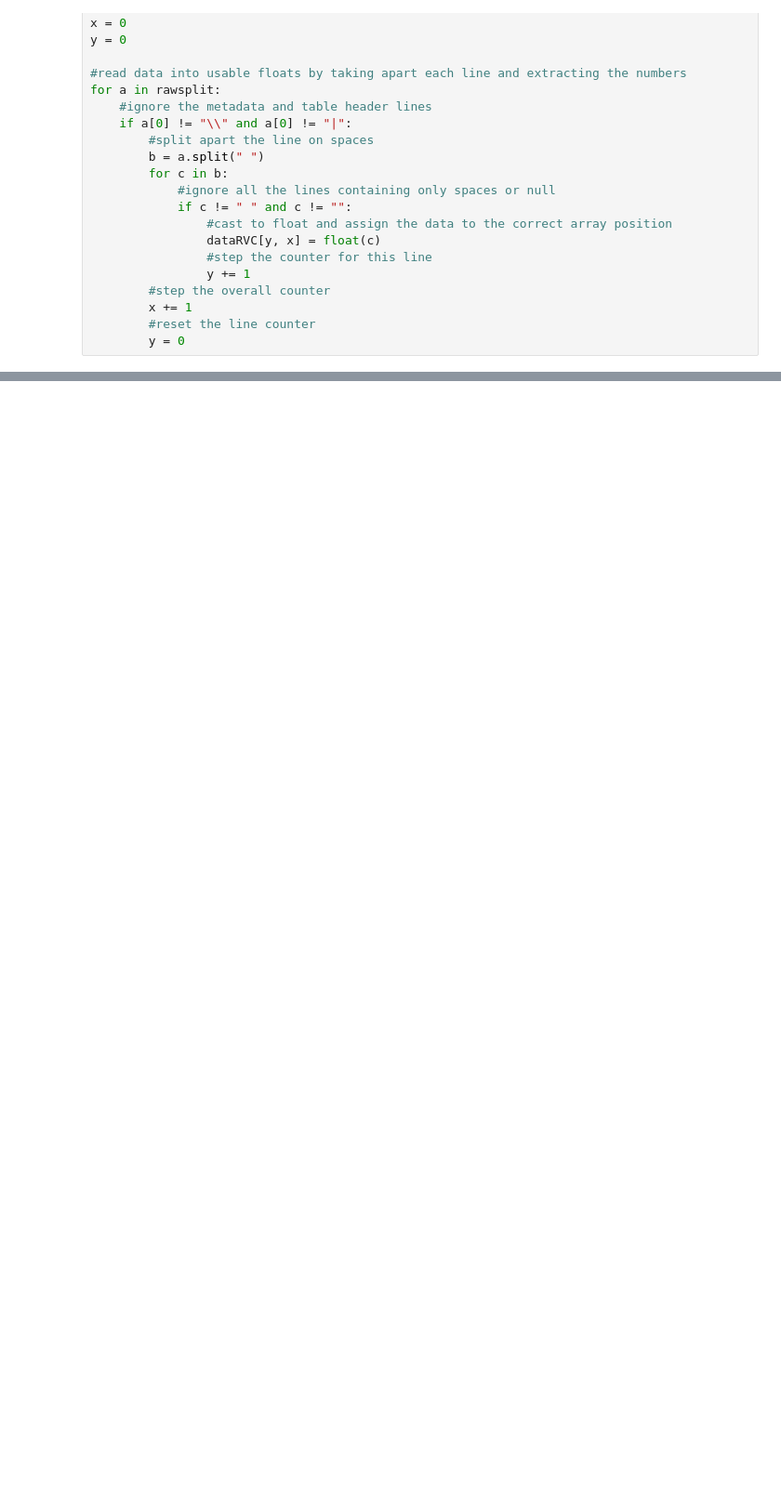
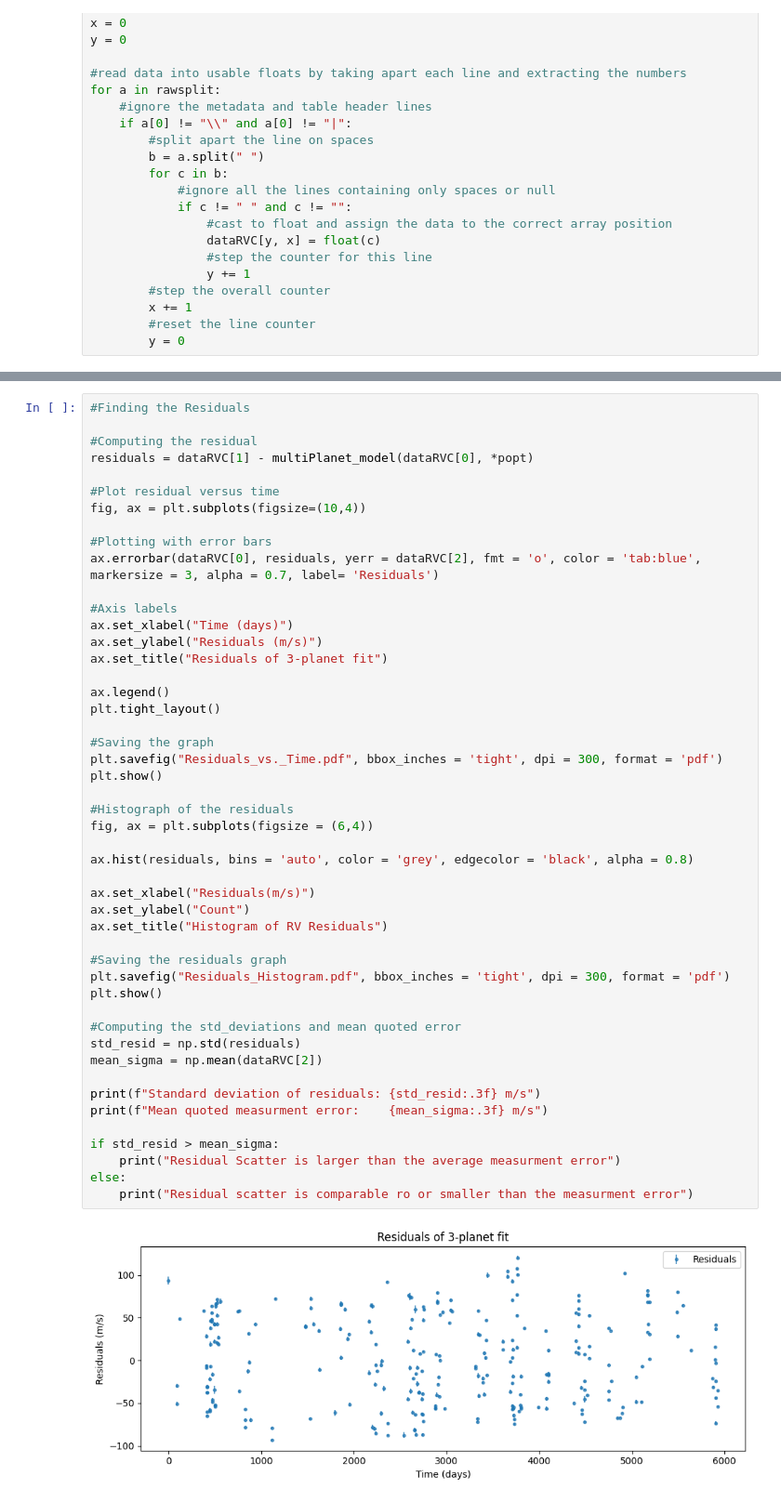
Before and after one commit to TechnoPangolin/ASTR-19-2-FINAL, a Jupyter notebook: ASTR-19-2-FINAL.ipynb, the cells around one changed output, grey strips where cells are left out. Shown: that part at 93% size. Drawn from its saved outputs; the diff is of its cells as text; blank space fills up the shorter version.

```diff
--- a/ASTR-19-2-FINAL.ipynb
+++ b/ASTR-19-2-FINAL.ipynb
@@ -58,0 +162,50 @@ plt.savefig("FinalFig_2_1.pdf", bbox_inches='tight', dpi=300, format='pdf')
+# %%
+#Finding the Residuals
+
+#Computing the residual
+residuals = dataRVC[1] - multiPlanet_model(dataRVC[0], *popt)
+
+#Plot residual versus time
+fig, ax = plt.subplots(figsize=(10,4))
+
+#Plotting with error bars
+ax.errorbar(dataRVC[0], residuals, yerr = dataRVC[2], fmt = 'o', color = 'tab:blue', markersize = 3, alpha = 0.7, label= 'Residuals')
+
+#Axis labels
+ax.set_xlabel("Time (days)")
+ax.set_ylabel("Residuals (m/s)")
+ax.set_title("Residuals of 3-planet fit")
+
+ax.legend()
+plt.tight_layout()
+
+#Saving the graph
+plt.savefig("Residuals_vs._Time.pdf", bbox_inches = 'tight', dpi = 300, format = 'pdf')
+plt.show()
+
+#Histograph of the residuals
+fig, ax = plt.subplots(figsize = (6,4))
+
+ax.hist(residuals, bins = 'auto', color = 'grey', edgecolor = 'black', alpha = 0.8)
+
+ax.set_xlabel("Residuals(m/s)")
+ax.set_ylabel("Count")
+ax.set_title("Histogram of RV Residuals")
+
+#Saving the residuals graph
+plt.savefig("Residuals_Histogram.pdf", bbox_inches = 'tight', dpi = 300, format = 'pdf')
+plt.show()
+
+#Computing the std_deviations and mean quoted error
+std_resid = np.std(residuals)
+mean_sigma = np.mean(dataRVC[2])
+
+print(f"Standard deviation of residuals: {std_resid:.3f} m/s")
+print(f"Mean quoted measurment error:    {mean_sigma:.3f} m/s")
+
+if std_resid > mean_sigma:
+    print("Residual Scatter is larger than the average measurment error")
+else:
+    print("Residual scatter is comparable ro or smaller than the measurment error")
+# %% [output]
+[figure, added]
```
Also changed, not shown: parts of 5 cells of this notebook, 4 other files.
